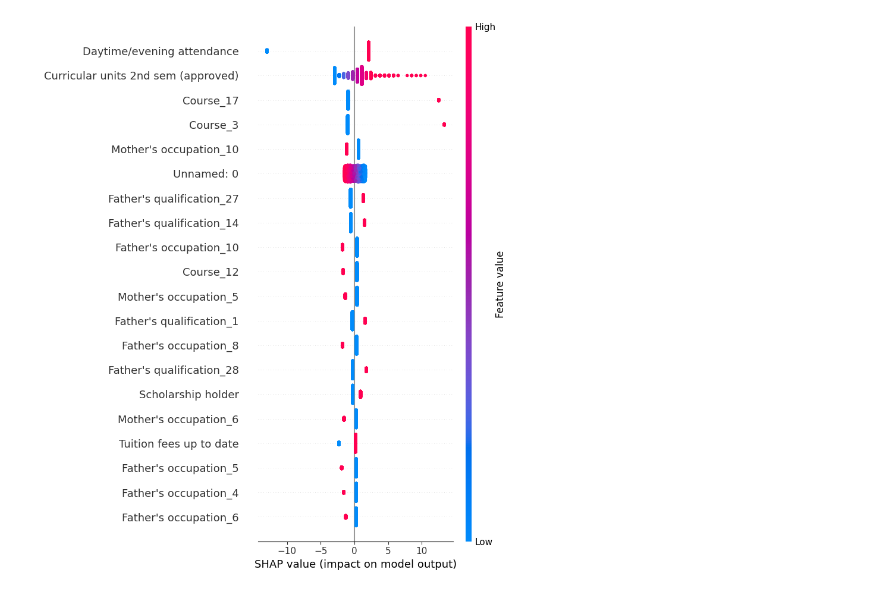
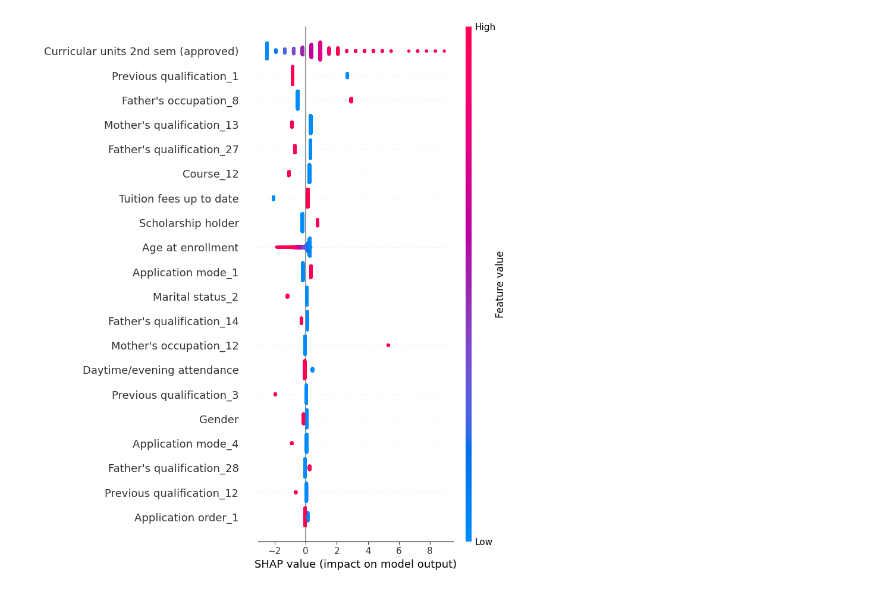
Before and after one commit to felmateos/student-dropout-prediction, a Jupyter notebook: model_analysis/LR_analysis.ipynb, the cells around one changed output. Cells and saved outputs as stored; diff of their text form; code cells hidden in the pictures.

Commit message:
Improved models selection and analysis.

```diff
--- a/model_analysis/LR_analysis.ipynb
+++ b/model_analysis/LR_analysis.ipynb
@@ -12,4 +12,19 @@ warnings.filterwarnings("ignore")
+# %%
+original_feature_names = []
+# %%
+def prepare_train(path: str, selector) -> list:
+    df_train = pd.read_csv(path)
+    if 'Unnamed: 0' in df_train.columns:
+        df_train = df_train.drop(columns=['Unnamed: 0'])
+    X_train = df_train.loc[:, df_train.columns != 'Target']
+    y_train = df_train['Target']
+
+    global original_feature_names
+    original_feature_names = X_train.columns.tolist()
+
+    X_train = selector.fit_transform(X_train, y_train)
+    return X_train, y_train
 # %%
-clf = joblib.load('../models-dump/logistic-regression/a83_f86.pkl')
-df_train = pd.read_csv('../data/preprocessed/train-validation/drp_XOHE_scld.csv')
-X = df_train.loc[:, df_train.columns != 'Target']
+clf = joblib.load('../models-dump/logistic-regression/a82_f86.pkl')
+selector = SelectKBest(score_func=f_classif, k=60)
+X, _ = prepare_train('../data/preprocessed/train-validation/drp_XOHE_scld.csv', selector)
@@ -56,8 +31,13 @@ plt.show()
-# %%
-explainer = shap.Explainer(clf, X)
-shap_values = explainer(X)
-
-# Resumo dos valores SHAP
-shap.summary_plot(shap_values, X)
-# %% [output]
-[figure, removed]
+# %%
+selected_features_indices = selector.get_support(indices=True)
+selected_features = [original_feature_names[i] for i in selected_features_indices]
+
+explainer = shap.Explainer(clf, X)
+shap_values = explainer(X)
+
+shap_feature_names = [original_feature_names[i] for i in selected_features_indices]
+
+# Atribuir os nomes mapeados às características no gráfico SHAP
+shap.summary_plot(shap_values, features=X, feature_names=shap_feature_names)
+# %% [output]
+[figure, added]
```
Also changed, not shown: parts of 3 cells of this notebook, 9 other files.
